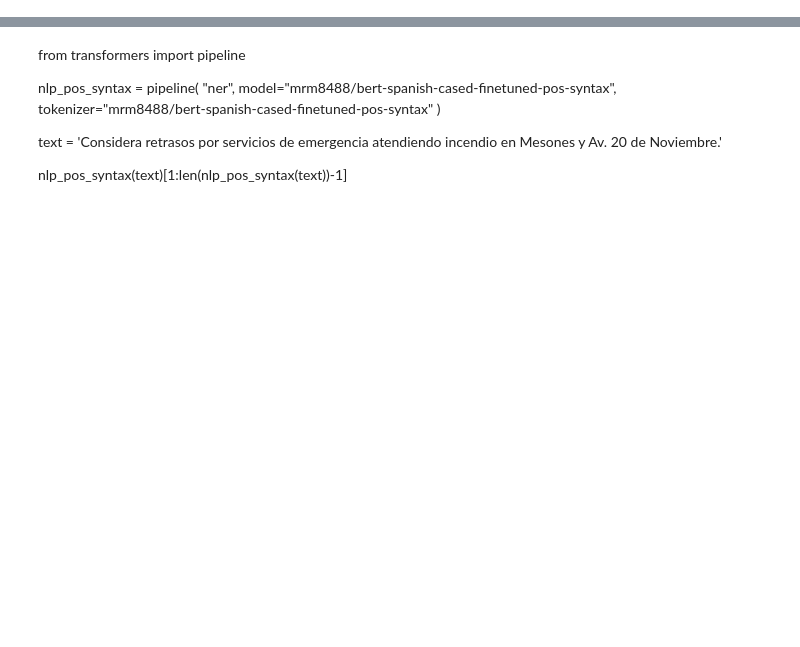
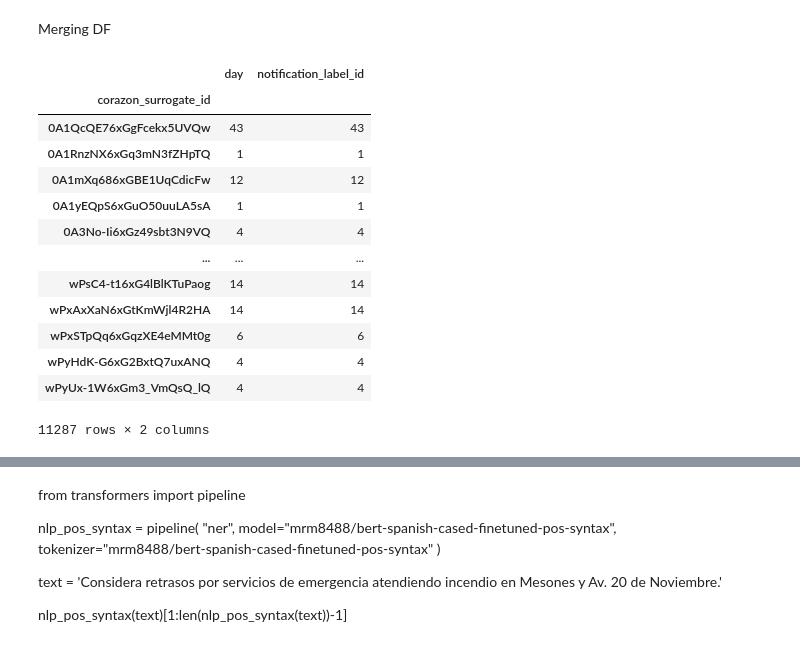
Before and after one commit to ComMutants/Capstone-WIMT, a Jupyter notebook: notebooks/WIMT_Capstone.ipynb, the cells around one changed output, grey strips where cells are left out. Cells and saved outputs as stored; diff of their text form; code cells hidden in the pictures; blank space fills up the shorter version.

```diff
--- a/notebooks/WIMT_Capstone.ipynb
+++ b/notebooks/WIMT_Capstone.ipynb
@@ -14 +14,3 @@ alert_df=pd.read_json("/Users/fortes/neuefische/Capstone-WIMT/data/alerts.json")
+# %%
+corazon_df= pd.read_json("/Users/chrisgilibert/neuefische/Capstone-WIMT/data/notification-labels-to-alert-surrogate-ids.json")
 # %%
@@ -16,2 +17,0 @@ notification_df=pd.read_json("/Users/fortes/neuefische/Capstone-WIMT/data/notifi
-# %%
-corazon_df= pd.read_json("/Users/fortes/neuefische/Capstone-WIMT/data/notification-labels-to-alert-surrogate-ids.json")
@@ -33,0 +84,20 @@ notification_df
+# %% [markdown]
+Merging DF
+# %%
+groupby_corazon= corazon_df.groupby(by="corazon_surrogate_id").count()
+groupby_corazon
+# %% [output]
+|  | day | notification_label_id |
+| corazon_surrogate_id |  |  |
+| 0A1QcQE76xGgFcekx5UVQw | 43 | 43 |
+| 0A1RnzNX6xGq3mN3fZHpTQ | 1 | 1 |
+| 0A1mXq686xGBE1UqCdicFw | 12 | 12 |
+| 0A1yEQpS6xGuO50uuLA5sA | 1 | 1 |
+| 0A3No-Ii6xGz49sbt3N9VQ | 4 | 4 |
+| ... | ... | ... |
+| wPsC4-t16xG4lBlKTuPaog | 14 | 14 |
+| wPxAxXaN6xGtKmWjl4R2HA | 14 | 14 |
+| wPxSTpQq6xGqzXE4eMMt0g | 6 | 6 |
+| wPyHdK-G6xG2BxtQ7uxANQ | 4 | 4 |
+| wPyUx-1W6xGm3_VmQsQ_lQ | 4 | 4 |
+11287 rows × 2 columns
```
Also changed, not shown: parts of 21 cells of this notebook.
